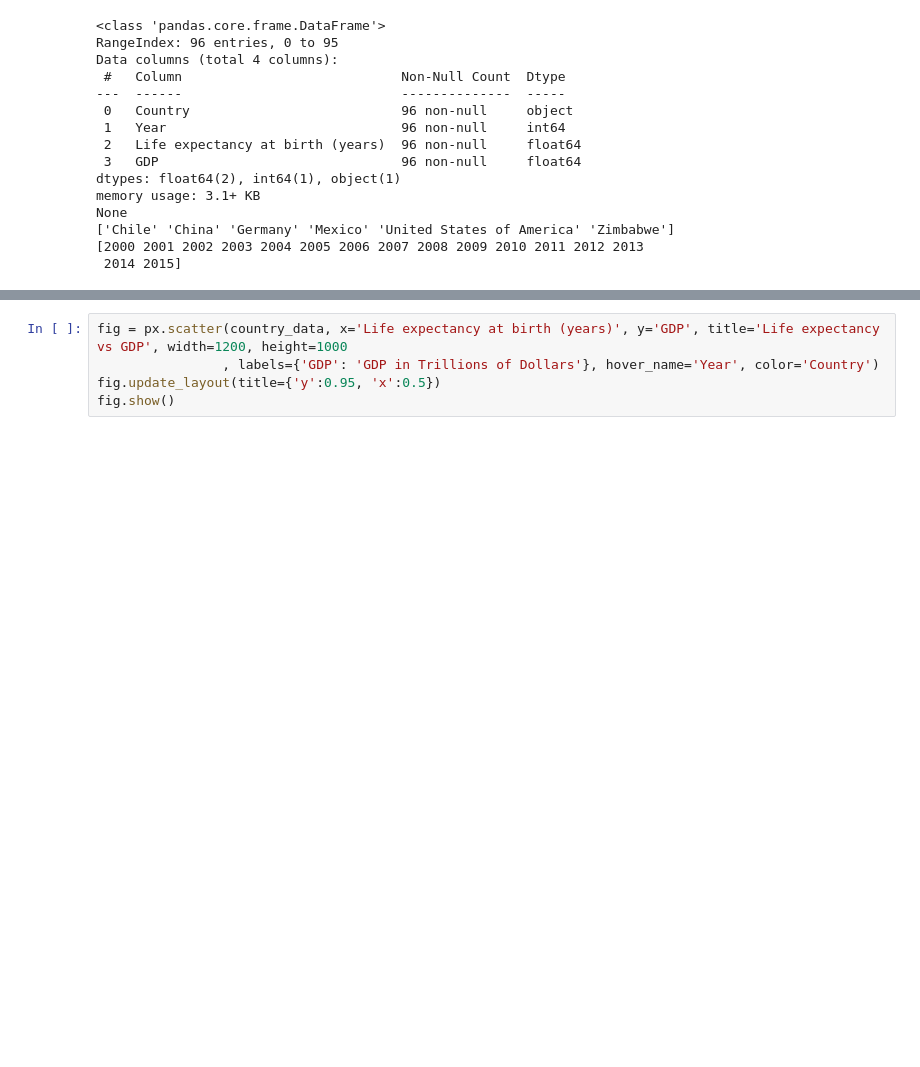
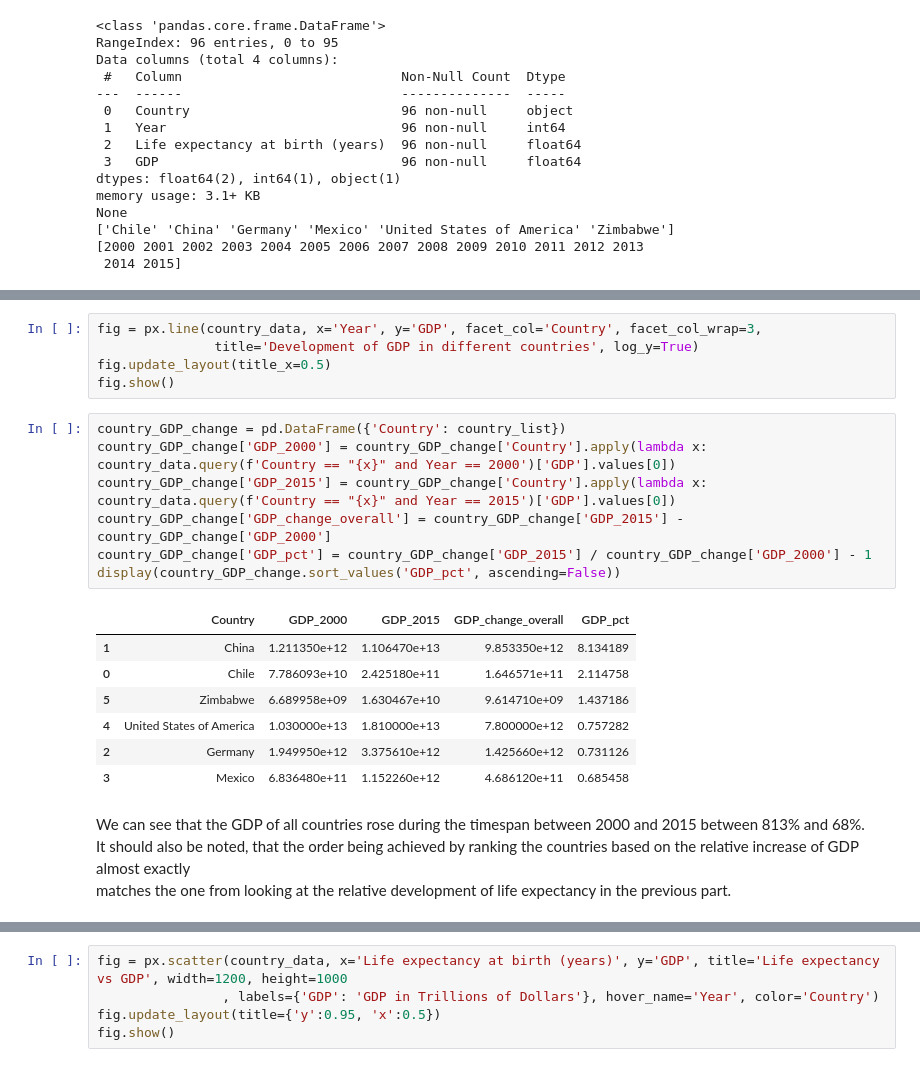
Before and after one commit to Alyoshi/Life-Expectancy-and-GDP-Starter, a Jupyter notebook: life_expectancy_gdp.ipynb, the cells around one changed output, grey strips where cells are left out. Saved outputs shown, nothing was run; the diff lists cells and outputs as text; blank space fills up the shorter version.

```diff
--- a/life_expectancy_gdp.ipynb
+++ b/life_expectancy_gdp.ipynb
@@ -57,0 +87,24 @@ For now, no further cleaning is needed
+# %%
+fig = px.line(country_data, x='Year', y='GDP', facet_col='Country', facet_col_wrap=3,
+               title='Development of GDP in different countries', log_y=True)
+fig.update_layout(title_x=0.5)
+fig.show()
+# %%
+country_GDP_change = pd.DataFrame({'Country': country_list})
+country_GDP_change['GDP_2000'] = country_GDP_change['Country'].apply(lambda x: country_data.query(f'Country == "{x}" and Year == 2000')['GDP'].values[0])
+country_GDP_change['GDP_2015'] = country_GDP_change['Country'].apply(lambda x: country_data.query(f'Country == "{x}" and Year == 2015')['GDP'].values[0])
+country_GDP_change['GDP_change_overall'] = country_GDP_change['GDP_2015'] - country_GDP_change['GDP_2000']
+country_GDP_change['GDP_pct'] = country_GDP_change['GDP_2015'] / country_GDP_change['GDP_2000'] - 1
+display(country_GDP_change.sort_values('GDP_pct', ascending=False))
+# %% [output]
+|  | Country | GDP_2000 | GDP_2015 | GDP_change_overall | GDP_pct |
+| 1 | China | 1.211350e+12 | 1.106470e+13 | 9.853350e+12 | 8.134189 |
+| 0 | Chile | 7.786093e+10 | 2.425180e+11 | 1.646571e+11 | 2.114758 |
+| 5 | Zimbabwe | 6.689958e+09 | 1.630467e+10 | 9.614710e+09 | 1.437186 |
+| 4 | United States of America | 1.030000e+13 | 1.810000e+13 | 7.800000e+12 | 0.757282 |
+| 2 | Germany | 1.949950e+12 | 3.375610e+12 | 1.425660e+12 | 0.731126 |
+| 3 | Mexico | 6.836480e+11 | 1.152260e+12 | 4.686120e+11 | 0.685458 |
+# %% [markdown]
+We can see that the GDP of all countries rose during the timespan between 2000 and 2015 between 813% and 68%.\
+It should also be noted, that the order being achieved by ranking the countries based on the relative increase of GDP almost exactly \
+matches the one from looking at the relative development of life expectancy in the previous part.
```
Also changed, not shown: parts of 11 cells of this notebook.
